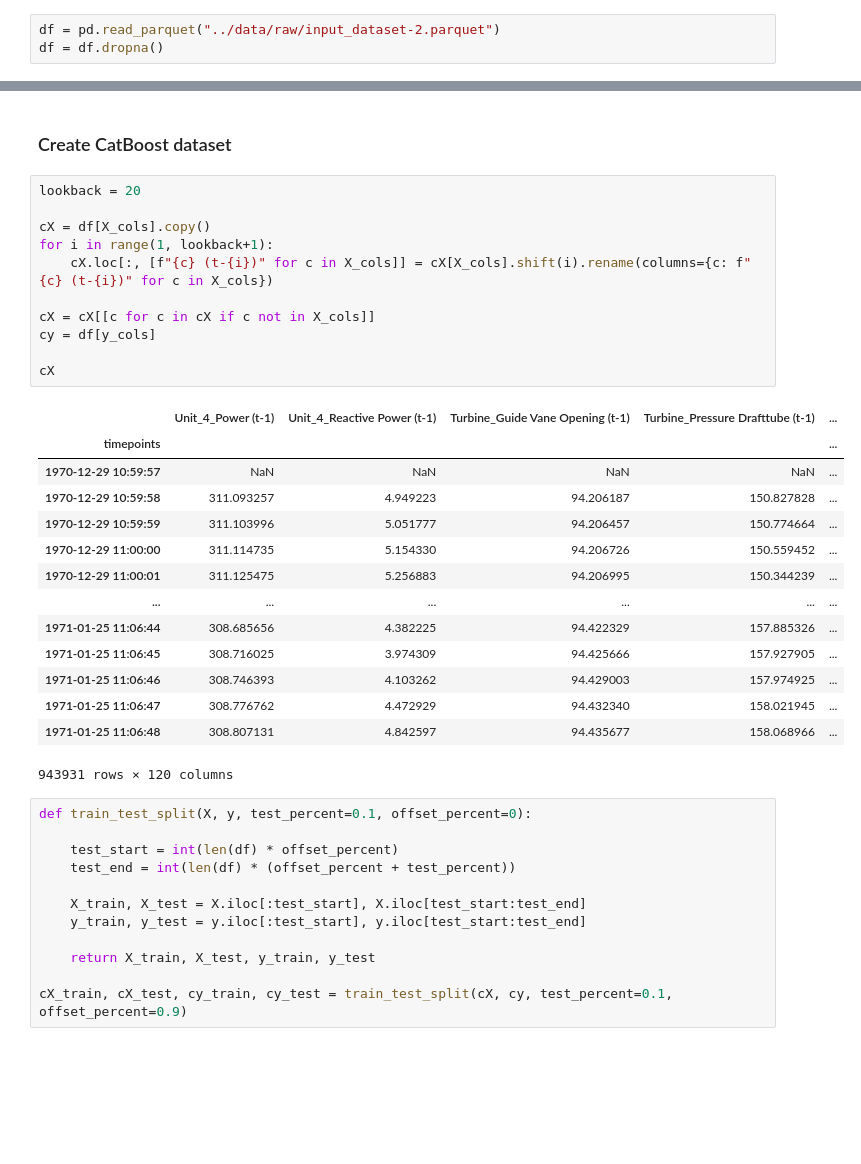
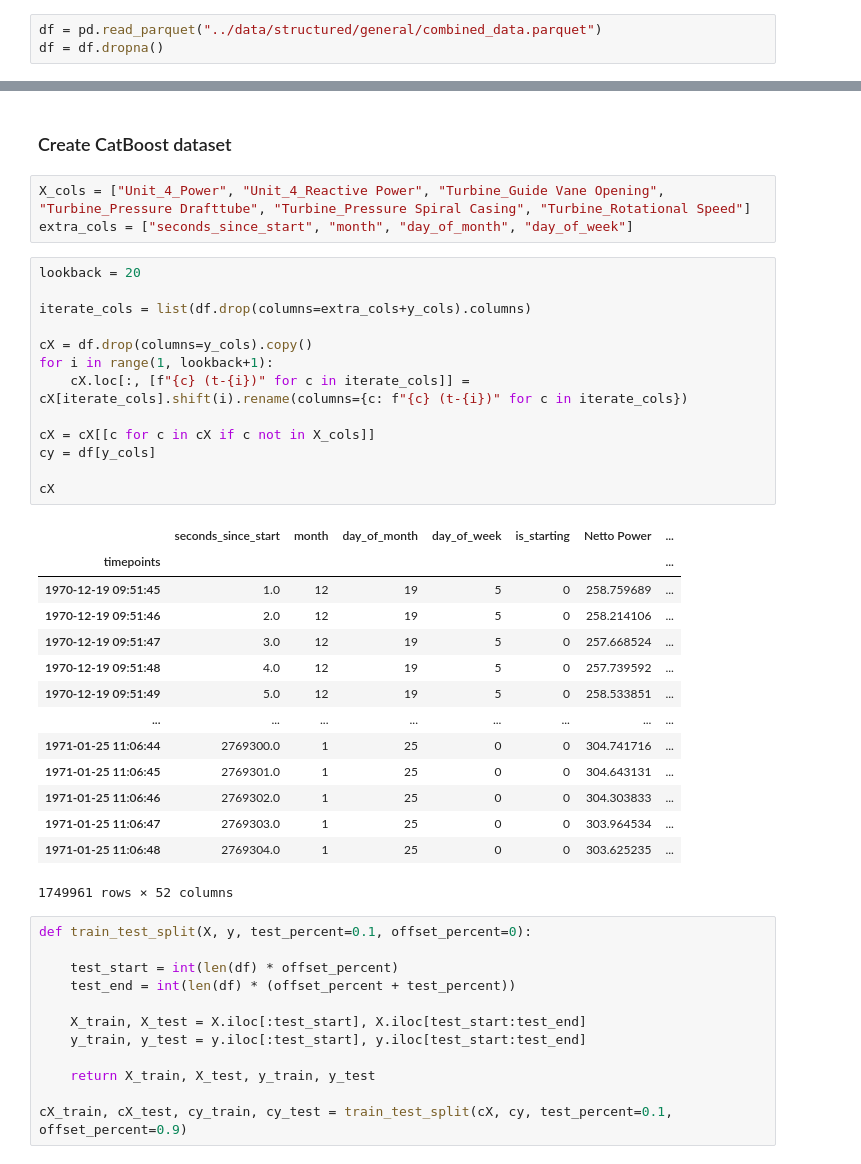
Before and after one commit to mikaelste/krafthack_22, a Jupyter notebook: notebooks/03_shap.ipynb, the cells around one changed output, grey strips where cells are left out. Drawn from its saved outputs; the diff is of its cells as text; blank space fills up the shorter version.

```diff
--- a/notebooks/03_shap.ipynb
+++ b/notebooks/03_shap.ipynb
@@ -13,39 +13,44 @@ from sklearn.preprocessing import MinMaxScaler
 ## Prepare the Data Sets
 We want to create two separate datasets; one for our CatBoost model and one for our Keras models.
 # %%
-df = pd.read_parquet("../data/raw/input_dataset-2.parquet")
+df = pd.read_parquet("../data/structured/general/combined_data.parquet")
 df = df.dropna()
 # %%
 X_cols = ["Unit_4_Power", "Unit_4_Reactive Power", "Turbine_Guide Vane Opening", "Turbine_Pressure Drafttube", "Turbine_Pressure Spiral Casing", "Turbine_Rotational Speed"]
 y_cols = [c for c in df if c.endswith("Tensile")]
 # %% [markdown]
 ### Create CatBoost dataset
+# %%
+X_cols = ["Unit_4_Power", "Unit_4_Reactive Power", "Turbine_Guide Vane Opening", "Turbine_Pressure Drafttube", "Turbine_Pressure Spiral Casing", "Turbine_Rotational Speed"]
+extra_cols = ["seconds_since_start", "month", "day_of_month", "day_of_week"]
 # %%
 lookback = 20
 
-cX = df[X_cols].copy()
+iterate_cols = list(df.drop(columns=extra_cols+y_cols).columns)
+
+cX = df.drop(columns=y_cols).copy()
 for i in range(1, lookback+1):
-    cX.loc[:, [f"{c} (t-{i})" for c in X_cols]] = cX[X_cols].shift(i).rename(columns={c: f"{c} (t-{i})" for c in X_cols})
+    cX.loc[:, [f"{c} (t-{i})" for c in iterate_cols]] = cX[iterate_cols].shift(i).rename(columns={c: f"{c} (t-{i})" for c in iterate_cols})
 
 cX = cX[[c for c in cX if c not in X_cols]]
 cy = df[y_cols]
 
 cX
 # %% [output]
-|  | Unit_4_Power (t-1) | Unit_4_Reactive Power (t-1) | Turbine_Guide Vane Opening (t-1) | Turbine_Pressure Drafttube (t-1) | ... |
-| timepoints |  |  |  |  | ... |
-| 1970-12-29 10:59:57 | NaN | NaN | NaN | NaN | ... |
-| 1970-12-29 10:59:58 | 311.093257 | 4.949223 | 94.206187 | 150.827828 | ... |
-| 1970-12-29 10:59:59 | 311.103996 | 5.051777 | 94.206457 | 150.774664 | ... |
-| 1970-12-29 11:00:00 | 311.114735 | 5.154330 | 94.206726 | 150.559452 | ... |
-| 1970-12-29 11:00:01 | 311.125475 | 5.256883 | 94.206995 | 150.344239 | ... |
-| ... | ... | ... | ... | ... | ... |
-| 1971-01-25 11:06:44 | 308.685656 | 4.382225 | 94.422329 | 157.885326 | ... |
-| 1971-01-25 11:06:45 | 308.716025 | 3.974309 | 94.425666 | 157.927905 | ... |
-| 1971-01-25 11:06:46 | 308.746393 | 4.103262 | 94.429003 | 157.974925 | ... |
-| 1971-01-25 11:06:47 | 308.776762 | 4.472929 | 94.432340 | 158.021945 | ... |
-| 1971-01-25 11:06:48 | 308.807131 | 4.842597 | 94.435677 | 158.068966 | ... |
+|  | seconds_since_start | month | day_of_month | day_of_week | is_starting | Netto Power | ... |
+| timepoints |  |  |  |  |  |  | ... |
+| 1970-12-19 09:51:45 | 1.0 | 12 | 19 | 5 | 0 | 258.759689 | ... |
+| 1970-12-19 09:51:46 | 2.0 | 12 | 19 | 5 | 0 | 258.214106 | ... |
+| 1970-12-19 09:51:47 | 3.0 | 12 | 19 | 5 | 0 | 257.668524 | ... |
+| 1970-12-19 09:51:48 | 4.0 | 12 | 19 | 5 | 0 | 257.739592 | ... |
+| 1970-12-19 09:51:49 | 5.0 | 12 | 19 | 5 | 0 | 258.533851 | ... |
+| ... | ... | ... | ... | ... | ... | ... | ... |
+| 1971-01-25 11:06:44 | 2769300.0 | 1 | 25 | 0 | 0 | 304.741716 | ... |
+| 1971-01-25 11:06:45 | 2769301.0 | 1 | 25 | 0 | 0 | 304.643131 | ... |
+| 1971-01-25 11:06:46 | 2769302.0 | 1 | 25 | 0 | 0 | 304.303833 | ... |
+| 1971-01-25 11:06:47 | 2769303.0 | 1 | 25 | 0 | 0 | 303.964534 | ... |
+| 1971-01-25 11:06:48 | 2769304.0 | 1 | 25 | 0 | 0 | 303.625235 | ... |
-943931 rows × 120 columns
+1749961 rows × 52 columns
 # %%
 def train_test_split(X, y, test_percent=0.1, offset_percent=0):
 
```
Also changed, not shown: parts of 2 cells of this notebook, 7 other files.
